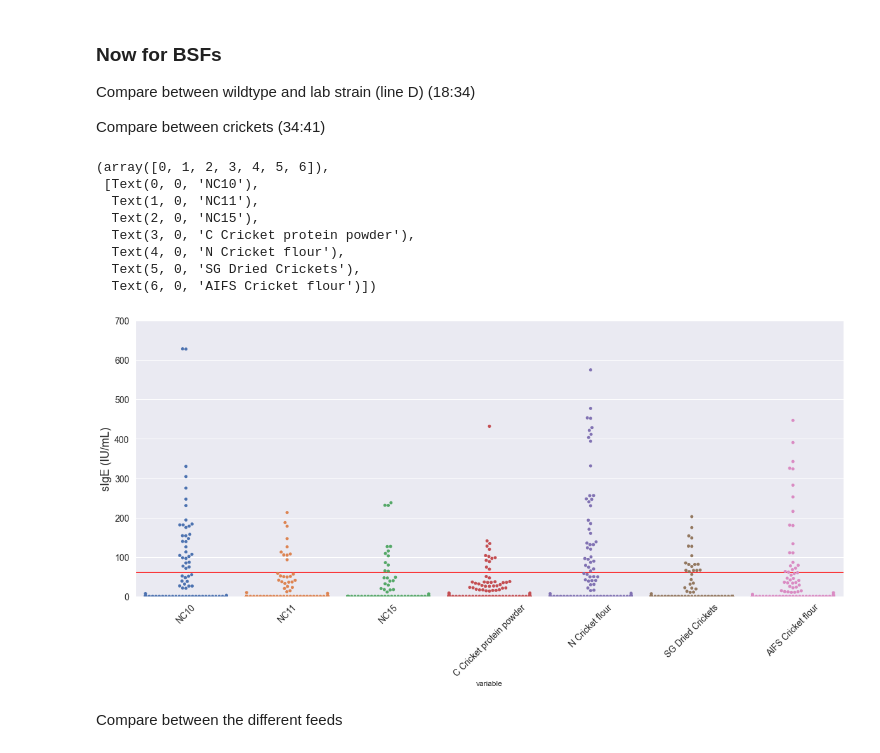
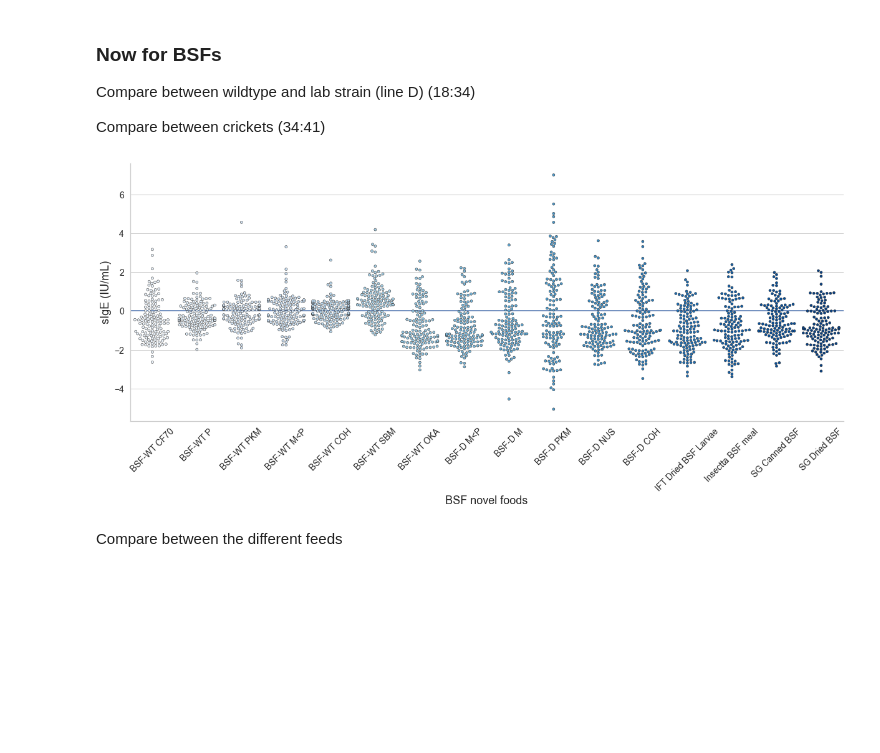
Before and after one commit to ripervail/alternative-meat-allergy, a Jupyter notebook: analysis.ipynb, the cells around one changed output. Saved outputs shown, nothing was run; the diff lists cells and outputs as text; code cells hidden in the pictures; blank space fills up the shorter version.

```diff
--- a/analysis.ipynb
+++ b/analysis.ipynb
@@ -14,7 +14,7 @@ pd.set_option("display.max_columns", None)
 ## Exploratory data analysis
 # %%
 # Import the dataset
-full_df = pd.read_csv("C:/FYP/Analysis/Excel analysis/No norm, average IgE/linear_edge+5000.csv")
+full_df = pd.read_csv("C:/FYP/Analysis/Excel analysis/No norm, average IgE/linear_final.csv")
 full_df.head()
 # %% [output]
 |  | ID | Panel | Batch | BSA | BB (with Urea) | BB (without Urea) | PBS | PBS + Glycerol | ... |
@@ -361,31 +595,41 @@ def plot_swarm(df, cut_off, xlabel, ylabel):
 # Create new columns for average IgE for each class of food
 plant_df["Average"] = plant_df.iloc[:,16:].mean(numeric_only=True, axis=1)
 fungal_df["Average"] = fungal_df.iloc[:,1:].mean(numeric_only=True, axis=1)
-insect_df["BSF Average"] = insect_df.iloc[:,18:34].mean(numeric_only=True, axis=1)
+insect_df["All BSF Average"] = insect_df.iloc[:,18:34].mean(numeric_only=True, axis=1)
+insect_df["BSF Average"] = insect_df.iloc[:,18:30].mean(numeric_only=True, axis=1)
 insect_df["Cric Average"] = insect_df.iloc[:,34:41].mean(numeric_only=True, axis=1)
+insect_df["NC Average"] = insect_df.iloc[:,34:37].mean(numeric_only=True,axis=1)
 
 # Create dataframe for all averages and dust mites
 ini_df = pd.DataFrame({
     "Der p": full_df["Der p"],
     "Der f": full_df["Der f"],
     "Blo t": full_df["Blo t"],
+    "Bla g": full_df["Bla g"],
+    "Per a": full_df["Per a"],
     "Plant-based": plant_df["Average"],
     "Fungal-based": fungal_df["Average"],
-    "BSF-based": insect_df["BSF Average"],
+    "BSF-based": insect_df["All BSF Average"],
     "Cricket-based": insect_df["Cric Average"],
     "Cultured meat": cultured_df["Cultured meat"]
 })
 
 graph = sns.swarmplot(x="variable", y="value", data=pd.melt(ini_df),
-                      size=4.5)
-graph.axhline(y=cut_off, color="red")
+                      size=4.5, palette="Blues", linewidth=0.5)
+# graph.axhline(y=0, color="blue", linestyle="--")
 
 sns.set(rc={'figure.figsize':(17,8)})
-ax = plt.gca()
-ax.set_ylim([0, 1000])
-plt.xticks(fontsize=16)
+sns.despine(ax=graph)
+sns.set_style("whitegrid")
+# ax = plt.gca()
+# ax.set_ylim([0, 1000])
+plt.xticks(fontsize=14)
 plt.yticks(fontsize=16)
 plt.xlabel("Class of Novel Food", fontsize=16)
 plt.ylabel("Average sIgE (IU/mL)", fontsize=16)
+plt.axhline(y=0, color='b', linestyle='-')
+graph.xaxis.labelpad = 10
 # ini_df.head()
+
+plt.savefig('Thesis figures/swarm_all.png', dpi=600)
 # %% [output]
@@ -410,28 +653,25 @@ Compare between wildtype and lab strain (line D) (18:34)
 Compare between crickets (34:41)
 # %%
 # Overall swarmplot
-graph = sns.swarmplot(x="variable", y="value", data=pd.melt(insect_df.iloc[:,34:41]),
-                      size=5)
-graph.axhline(y=cut_off, color="red")
+graph = sns.swarmplot(x="variable", y="value", data=pd.melt(insect_df.iloc[:,18:34]),
+                      size=4, linewidth=0.5, palette="Blues")
+# graph.axhline(y=cut_off, color="red")
 
 ax = plt.gca()
-ax.set_ylim([0, 700])
+sns.despine(ax=graph)
 sns.set(rc={'figure.figsize':(20,8)})
+sns.set_style("whitegrid")
 plt.xticks(fontsize=14)
 plt.yticks(fontsize=14)
-# plt.xlabel("BSF novel foods", fontsize=18)
+plt.xlabel("BSF novel foods", fontsize=18)
 plt.ylabel("sIgE (IU/mL)", fontsize=18)
+plt.axhline(y=0, color='b', linestyle='-')
 plt.xticks(rotation=45)
+plt.tight_layout()
+
+plt.savefig('Figures/swarm_bsf.png', dpi=600)
 # %% [output]
-(array([0, 1, 2, 3, 4, 5, 6]),
- [Text(0, 0, 'NC10'),
-  Text(1, 0, 'NC11'),
-  Text(2, 0, 'NC15'),
-  Text(3, 0, 'C Cricket protein powder'),
-  Text(4, 0, 'N Cricket flour'),
-  Text(5, 0, 'SG Dried Crickets'),
-  Text(6, 0, 'AIFS Cricket flour')])
-[figure, old version]
+[figure, new version]
 # %% [markdown]
 Compare between the different feeds
 # %%
```
Also changed, not shown: parts of 63 cells of this notebook, 3 other files.
